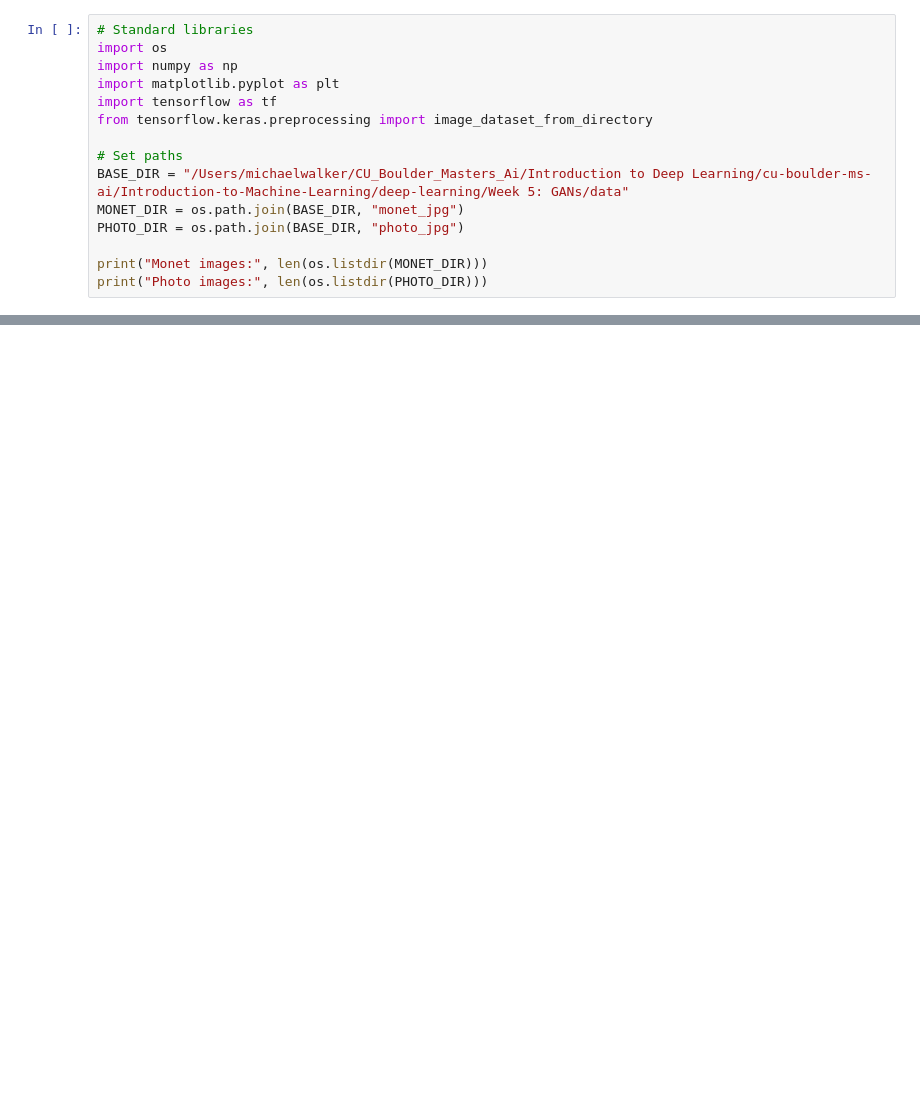
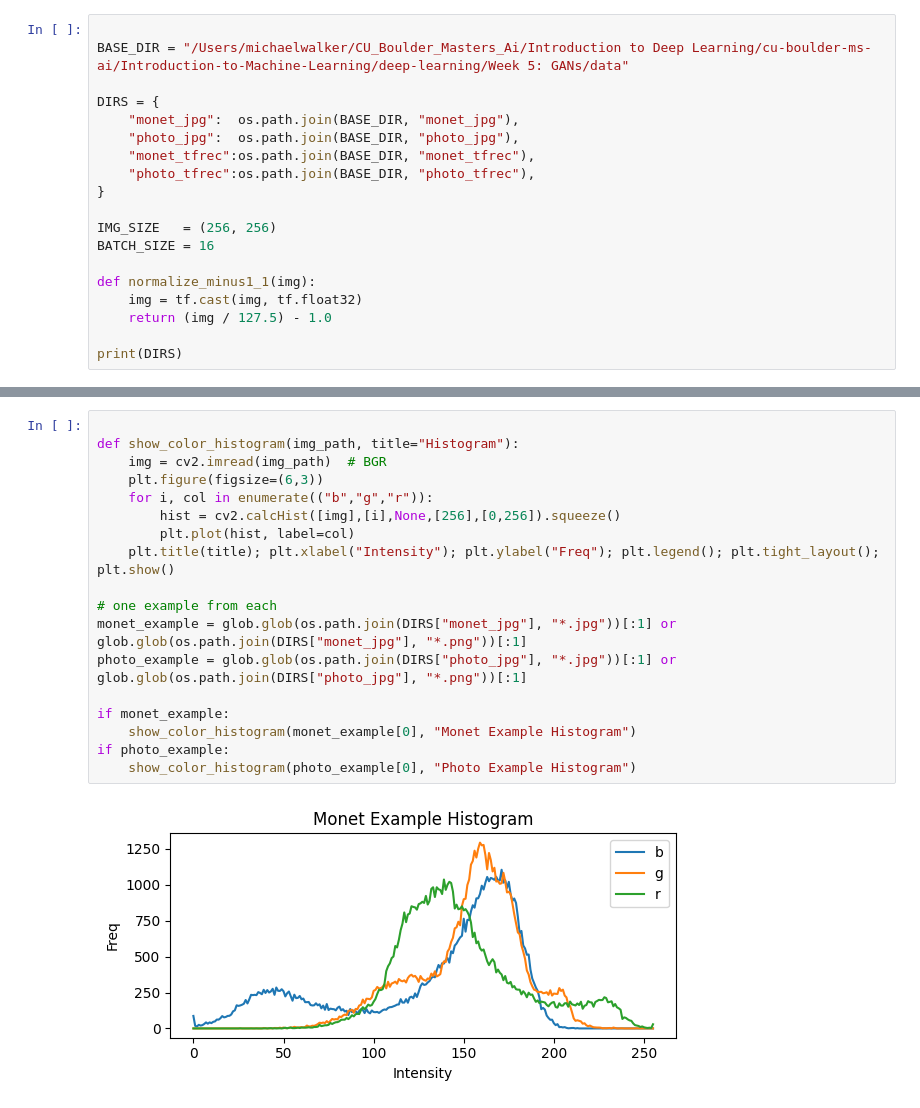
Before and after one commit to MSVWalker/cu-boulder-ms-ai, a Jupyter notebook: Introduction-to-Machine-Learning/deep-learning/Week 5: GANs/Week 5: GANs.ipynb, the cells around one changed output, grey strips where cells are left out. Saved outputs shown, nothing was run; the diff lists cells and outputs as text; blank space fills up the shorter version.

```diff
--- a/Introduction-to-Machine-Learning/deep-learning/Week 5: GANs/Week 5: GANs.ipynb
+++ b/Introduction-to-Machine-Learning/deep-learning/Week 5: GANs/Week 5: GANs.ipynb
@@ -1,16 +104,20 @@
 # %%
-# Standard libraries
-import os
-import numpy as np
-import matplotlib.pyplot as plt
-import tensorflow as tf
-from tensorflow.keras.preprocessing import image_dataset_from_directory
 
-# Set paths
 BASE_DIR = "/Users/michaelwalker/CU_Boulder_Masters_Ai/Introduction to Deep Learning/cu-boulder-ms-ai/Introduction-to-Machine-Learning/deep-learning/Week 5: GANs/data"
-MONET_DIR = os.path.join(BASE_DIR, "monet_jpg")
-PHOTO_DIR = os.path.join(BASE_DIR, "photo_jpg")
 
-print("Monet images:", len(os.listdir(MONET_DIR)))
-print("Photo images:", len(os.listdir(PHOTO_DIR)))
+DIRS = {
+    "monet_jpg":  os.path.join(BASE_DIR, "monet_jpg"),
+    "photo_jpg":  os.path.join(BASE_DIR, "photo_jpg"),
+    "monet_tfrec":os.path.join(BASE_DIR, "monet_tfrec"),
+    "photo_tfrec":os.path.join(BASE_DIR, "photo_tfrec"),
+}
+
+IMG_SIZE   = (256, 256)
+BATCH_SIZE = 16
+
+def normalize_minus1_1(img):
+    img = tf.cast(img, tf.float32)
+    return (img / 127.5) - 1.0
+
+print(DIRS)
 # %% [output]
@@ -47,0 +243,20 @@ Found 7338 files.
+# %%
+
+def show_color_histogram(img_path, title="Histogram"):
+    img = cv2.imread(img_path)  # BGR
+    plt.figure(figsize=(6,3))
+    for i, col in enumerate(("b","g","r")):
+        hist = cv2.calcHist([img],[i],None,[256],[0,256]).squeeze()
+        plt.plot(hist, label=col)
+    plt.title(title); plt.xlabel("Intensity"); plt.ylabel("Freq"); plt.legend(); plt.tight_layout(); plt.show()
+
+# one example from each
+monet_example = glob.glob(os.path.join(DIRS["monet_jpg"], "*.jpg"))[:1] or glob.glob(os.path.join(DIRS["monet_jpg"], "*.png"))[:1]
+photo_example = glob.glob(os.path.join(DIRS["photo_jpg"], "*.jpg"))[:1] or glob.glob(os.path.join(DIRS["photo_jpg"], "*.png"))[:1]
+
+if monet_example:
+    show_color_histogram(monet_example[0], "Monet Example Histogram")
+if photo_example:
+    show_color_histogram(photo_example[0], "Photo Example Histogram")
+# %% [output]
+[figure, added]
```
Also changed, not shown: parts of 15 cells of this notebook.
